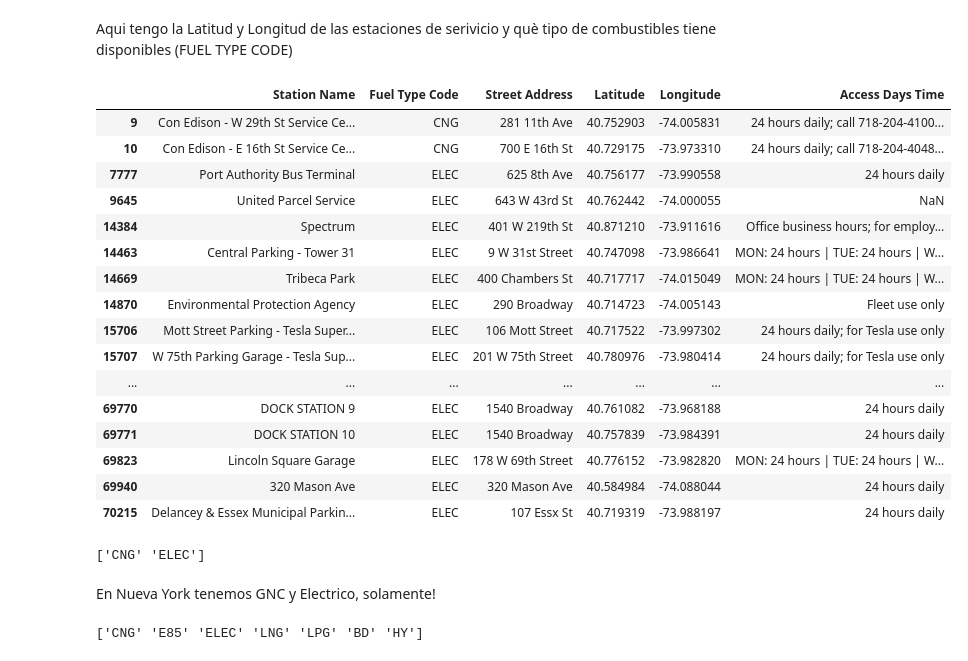
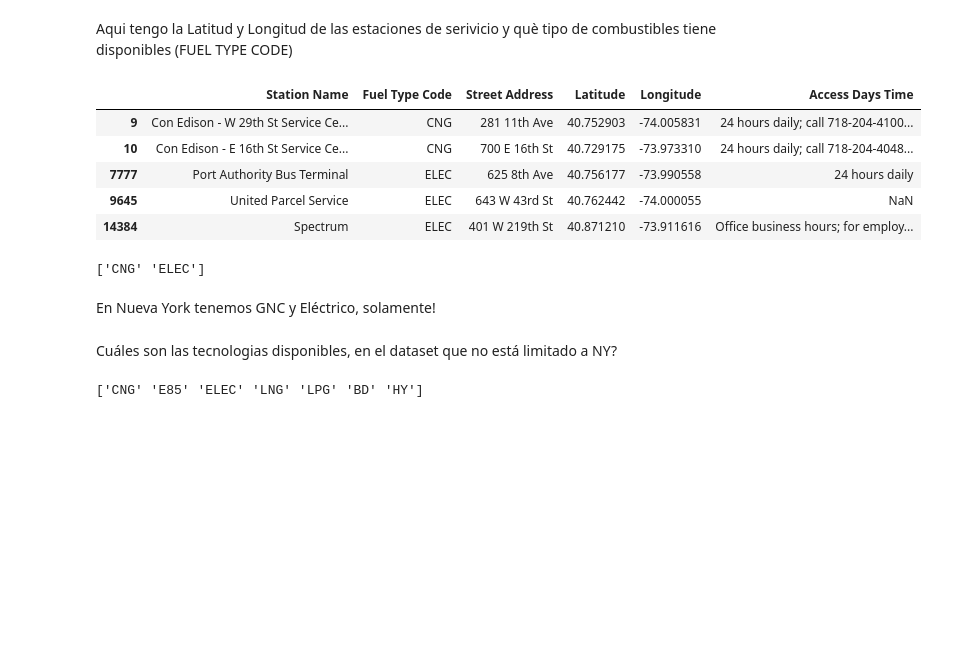
Before and after one commit to AgustinNiederle/ProyectoFinalHenry_AirTaxis, a Jupyter notebook: exploracion1.ipynb, the cells around one changed output. Drawn from its saved outputs; the diff is of its cells as text; code cells hidden in the pictures; blank space fills up the shorter version.

```diff
--- a/exploracion1.ipynb
+++ b/exploracion1.ipynb
@@ -310,32 +324,23 @@ dataset2_NY.tail(1)
 # %% [markdown]
 Aqui tengo la Latitud y Longitud de las estaciones de serivicio y què tipo de combustibles tiene disponibles (FUEL TYPE CODE)
 # %%
-dataset2_NY[['Station Name', 'Fuel Type Code', 'Street Address', 'Latitude', 'Longitude', 'Access Days Time']]
+dataset2_NY[['Station Name', 'Fuel Type Code', 'Street Address', 'Latitude', 'Longitude', 'Access Days Time']].head()
 # %% [output]
 |  | Station Name | Fuel Type Code | Street Address | Latitude | Longitude | Access Days Time |
 | 9 | Con Edison - W 29th St Service Ce... | CNG | 281 11th Ave | 40.752903 | -74.005831 | 24 hours daily; call 718-204-4100... |
 | 10 | Con Edison - E 16th St Service Ce... | CNG | 700 E 16th St | 40.729175 | -73.973310 | 24 hours daily; call 718-204-4048... |
 | 7777 | Port Authority Bus Terminal | ELEC | 625 8th Ave | 40.756177 | -73.990558 | 24 hours daily |
 | 9645 | United Parcel Service | ELEC | 643 W 43rd St | 40.762442 | -74.000055 | NaN |
 | 14384 | Spectrum | ELEC | 401 W 219th St | 40.871210 | -73.911616 | Office business hours; for employ... |
-| 14463 | Central Parking - Tower 31 | ELEC | 9 W 31st Street | 40.747098 | -73.986641 | MON: 24 hours | TUE: 24 hours | W... |
-| 14669 | Tribeca Park | ELEC | 400 Chambers St | 40.717717 | -74.015049 | MON: 24 hours | TUE: 24 hours | W... |
-| 14870 | Environmental Protection Agency | ELEC | 290 Broadway | 40.714723 | -74.005143 | Fleet use only |
-| 15706 | Mott Street Parking - Tesla Super... | ELEC | 106 Mott Street | 40.717522 | -73.997302 | 24 hours daily; for Tesla use only |
-| 15707 | W 75th Parking Garage - Tesla Sup... | ELEC | 201 W 75th Street | 40.780976 | -73.980414 | 24 hours daily; for Tesla use only |
-| ... | ... | ... | ... | ... | ... | ... |
-| 69770 | DOCK STATION 9 | ELEC | 1540 Broadway | 40.761082 | -73.968188 | 24 hours daily |
-| 69771 | DOCK STATION 10 | ELEC | 1540 Broadway | 40.757839 | -73.984391 | 24 hours daily |
-| 69823 | Lincoln Square Garage | ELEC | 178 W 69th Street | 40.776152 | -73.982820 | MON: 24 hours | TUE: 24 hours | W... |
-| 69940 | 320 Mason Ave | ELEC | 320 Mason Ave | 40.584984 | -74.088044 | 24 hours daily |
-| 70215 | Delancey & Essex Municipal Parkin... | ELEC | 107 Essx St | 40.719319 | -73.988197 | 24 hours daily |
 # %%
 Combustibles_NY = dataset2_NY['Fuel Type Code'].unique()
 print(Combustibles_NY)
 # %% [output]
 ['CNG' 'ELEC']
 # %% [markdown]
-En Nueva York tenemos GNC y Electrico, solamente!
+En Nueva York tenemos GNC y Eléctrico, solamente!
+# %% [markdown]
+Cuáles son las tecnologias disponibles, en el dataset que no está limitado a NY?
 # %%
 #distinct fuel type code
 unique_values = dataset2['Fuel Type Code'].unique()
```
Also changed, not shown: parts of 11 cells of this notebook, 2 other files.
